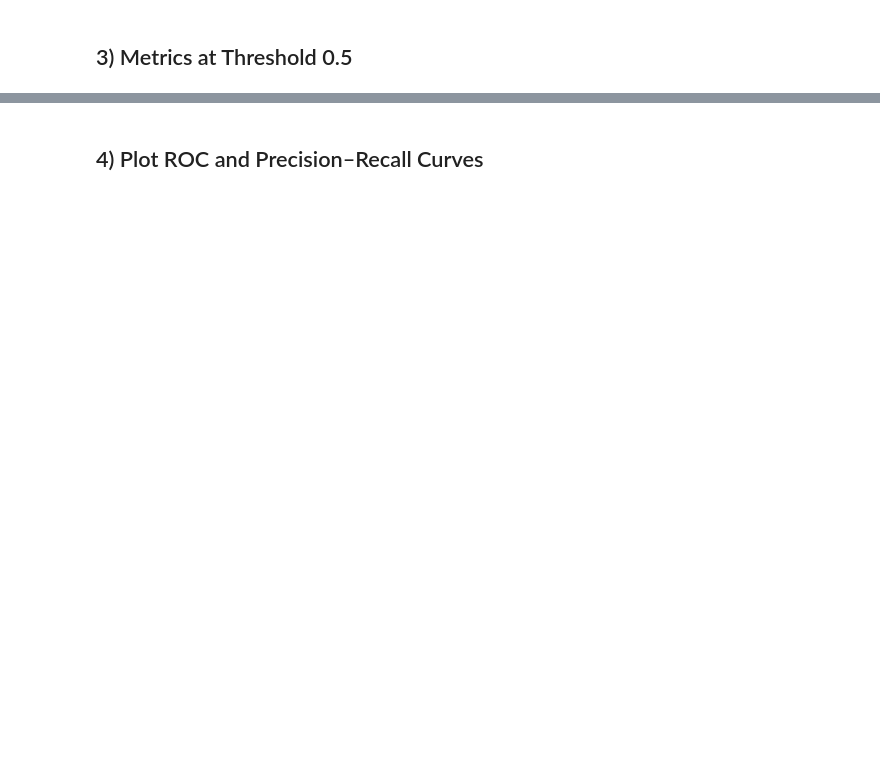
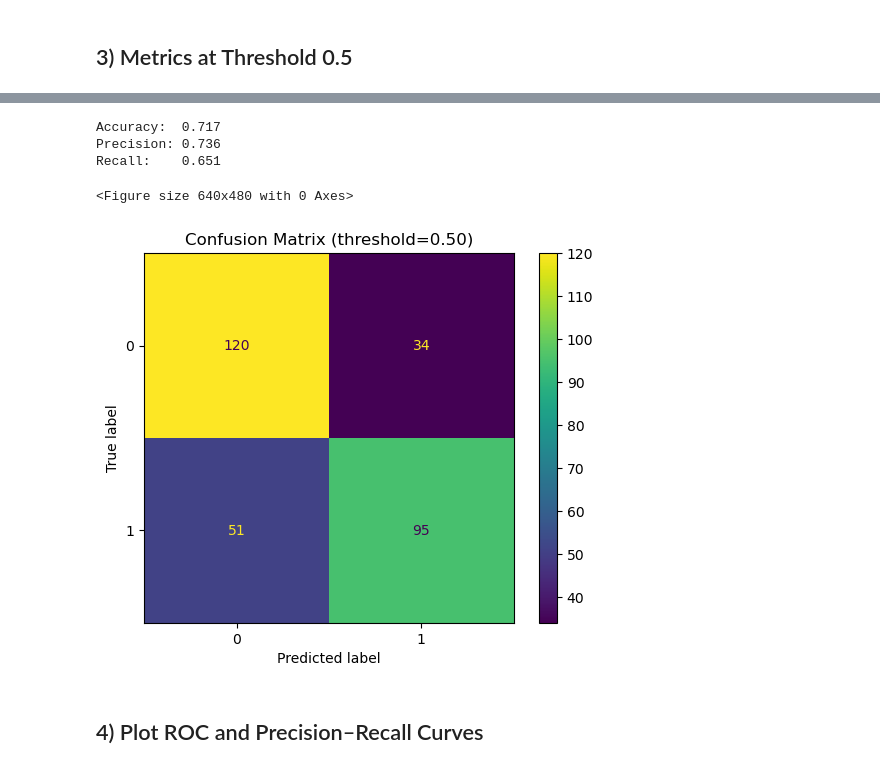
Before and after one commit to swnesbitt/ATMS-523-Module-5-Checkin, a Jupyter notebook: notebooks/LogReg_Compare_Models.ipynb, the cells around one changed output, grey strips where cells are left out. Saved outputs shown, nothing was run; the diff lists cells and outputs as text; code cells hidden in the pictures; blank space fills up the shorter version.

```diff
--- a/notebooks/LogReg_Compare_Models.ipynb
+++ b/notebooks/LogReg_Compare_Models.ipynb
@@ -82,3 +119,13 @@ ypred_reduced = (yprob_reduced >= thr).astype(int)
+# %%
+# reduced_set metrics
+
+reduced_metrics = compute_metrics(yprob_reduced, yr_test)
+# %% [output]
+Accuracy:  0.717
+Precision: 0.736
+Recall:    0.651
+<Figure size 640x480 with 0 Axes>
+[figure, added]
 # %% [markdown]
 ## 4) Plot ROC and Precision–Recall Curves
 # %%
```
Also changed, not shown: parts of 7 cells of this notebook.
